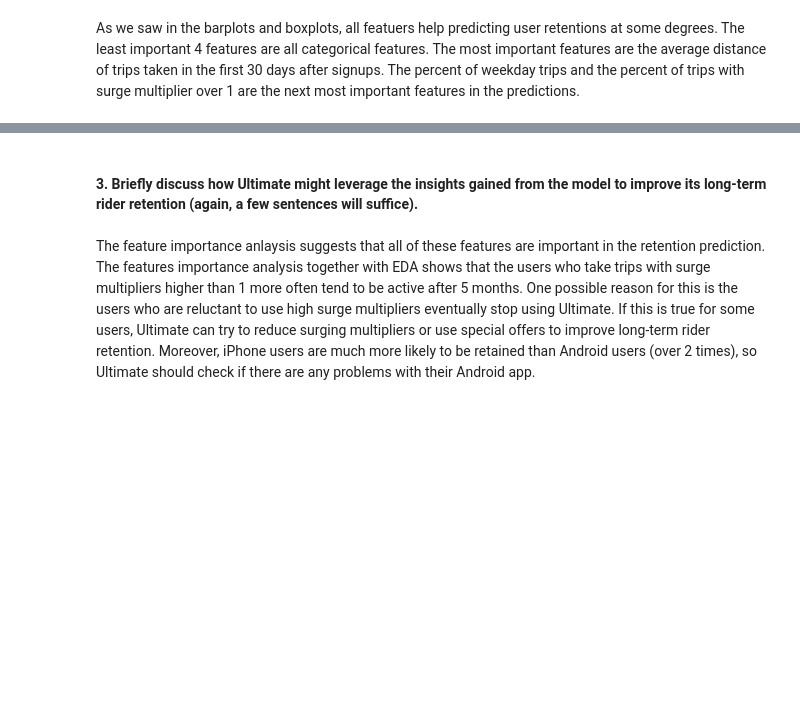
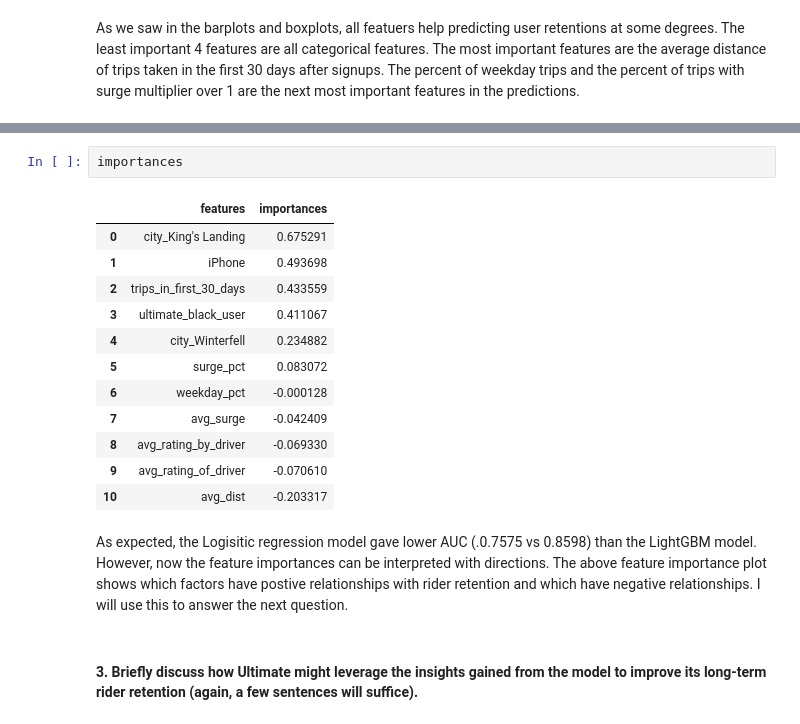
Before and after one commit to math470/Springboard_json_miniproject, a Jupyter notebook: ultimate_challenge/Ultimate Challenge.ipynb, the cells around one changed output, grey strips where cells are left out. Drawn from its saved outputs; the diff is of its cells as text; blank space fills up the shorter version.

```diff
--- a/ultimate_challenge/Ultimate Challenge.ipynb
+++ b/ultimate_challenge/Ultimate Challenge.ipynb
@@ -680,4 +757,19 @@ As we saw in the barplots and boxplots, all featuers help predicting user retent
+# %%
+importances
+# %% [output]
+|  | features | importances |
+| 0 | city_King's Landing | 0.675291 |
+| 1 | iPhone | 0.493698 |
+| 2 | trips_in_first_30_days | 0.433559 |
+| 3 | ultimate_black_user | 0.411067 |
+| 4 | city_Winterfell | 0.234882 |
+| 5 | surge_pct | 0.083072 |
+| 6 | weekday_pct | -0.000128 |
+| 7 | avg_surge | -0.042409 |
+| 8 | avg_rating_by_driver | -0.069330 |
+| 9 | avg_rating_of_driver | -0.070610 |
+| 10 | avg_dist | -0.203317 |
+# %% [markdown]
+As expected, the Logisitic regression model gave lower AUC (.0.7575 vs 0.8598) than the LightGBM model. However, now the feature importances can be interpreted with directions. The above feature importance plot shows which factors have postive relationships with rider retention and which have negative relationships. I will use this to answer the next question.
 # %% [markdown]
 #### 3. Briefly discuss how Ultimate might leverage the insights gained from the model to improve its long-term rider retention (again, a few sentences will suffice).
-# %% [markdown]
-The feature importance anlaysis suggests that all of these features are important in the retention prediction. The features importance analysis together with EDA shows that the users who take trips with surge multipliers higher than 1 more often tend to be active after 5 months. One possible reason for this is the users who are reluctant to use high surge multipliers eventually stop using Ultimate. If this is true for some users, Ultimate can try to reduce surging multipliers or use special offers to improve long-term rider retention. Moreover, iPhone users are much more likely to be retained than Android users (over 2 times), so Ultimate should check if there are any problems with their Android app.
```
Also changed, not shown: parts of 19 cells of this notebook.
